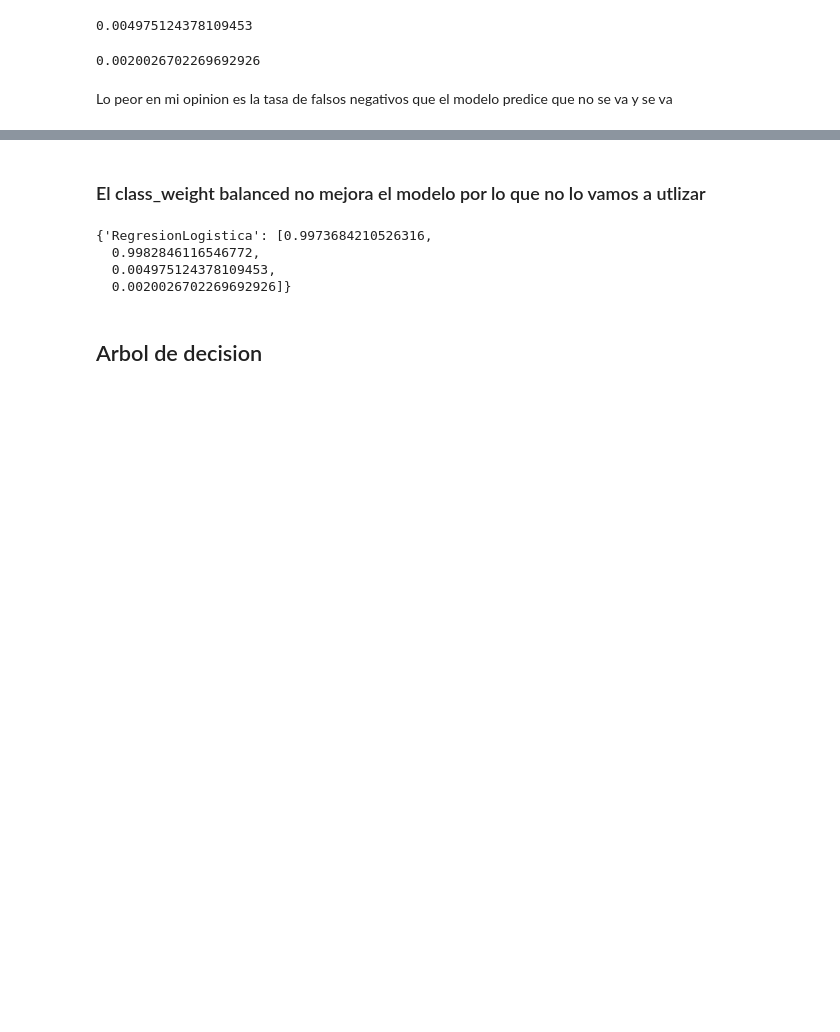
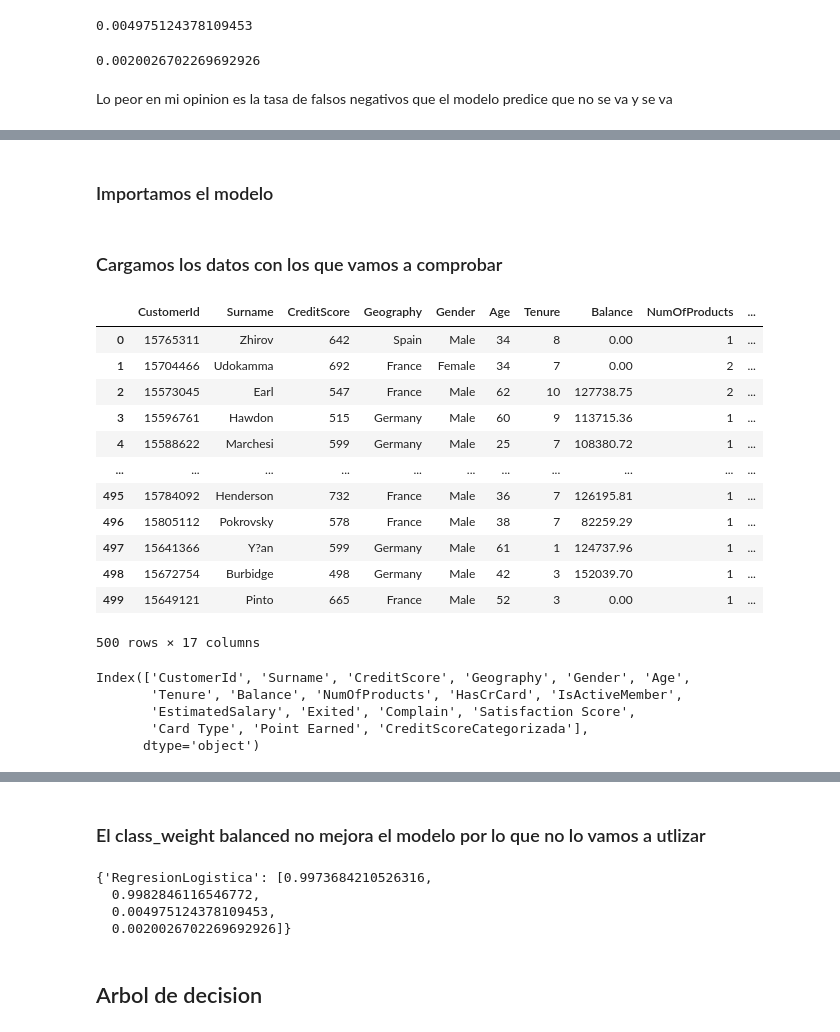
Before and after one commit to EclipsoIR/ProyectoMachineLearningPython, a Jupyter notebook: ModelosConVariableComplain.ipynb, the cells around one changed output, grey strips where cells are left out. Saved outputs shown, nothing was run; the diff lists cells and outputs as text; code cells hidden in the pictures; blank space fills up the shorter version.

Commit message:
Final finalisima
Trabajo Terminado hasta Modelos con la variable complain

```diff
--- a/ModelosConVariableComplain.ipynb
+++ b/ModelosConVariableComplain.ipynb
@@ -182,0 +203,2 @@ precisiones["RegresionLogistica"]=[logreg_accuracy,logreg_AUC,tfn,tfp]
+# %% [markdown]
+### Importamos el modelo
@@ -182,0 +208,20 @@ precisiones["RegresionLogistica"]=[logreg_accuracy,logreg_AUC,tfn,tfp]
+# %% [markdown]
+### Cargamos los datos con los que vamos a comprobar
+# %%
+dfDatos = pd.read_csv("./Data/datosParaComprobarModelo.csv")
+# %%
+dfDatos
+# %% [output]
+|  | CustomerId | Surname | CreditScore | Geography | Gender | Age | Tenure | Balance | NumOfProducts | ... |
+| 0 | 15765311 | Zhirov | 642 | Spain | Male | 34 | 8 | 0.00 | 1 | ... |
+| 1 | 15704466 | Udokamma | 692 | France | Female | 34 | 7 | 0.00 | 2 | ... |
+| 2 | 15573045 | Earl | 547 | France | Male | 62 | 10 | 127738.75 | 2 | ... |
+| 3 | 15596761 | Hawdon | 515 | Germany | Male | 60 | 9 | 113715.36 | 1 | ... |
+| 4 | 15588622 | Marchesi | 599 | Germany | Male | 25 | 7 | 108380.72 | 1 | ... |
+| ... | ... | ... | ... | ... | ... | ... | ... | ... | ... | ... |
+| 495 | 15784092 | Henderson | 732 | France | Male | 36 | 7 | 126195.81 | 1 | ... |
+| 496 | 15805112 | Pokrovsky | 578 | France | Male | 38 | 7 | 82259.29 | 1 | ... |
+| 497 | 15641366 | Y?an | 599 | Germany | Male | 61 | 1 | 124737.96 | 1 | ... |
+| 498 | 15672754 | Burbidge | 498 | Germany | Male | 42 | 3 | 152039.70 | 1 | ... |
+| 499 | 15649121 | Pinto | 665 | France | Male | 52 | 3 | 0.00 | 1 | ... |
+500 rows × 17 columns
@@ -182,0 +234,8 @@ precisiones["RegresionLogistica"]=[logreg_accuracy,logreg_AUC,tfn,tfp]
+# %%
+dfDatos.columns
+# %% [output]
+Index(['CustomerId', 'Surname', 'CreditScore', 'Geography', 'Gender', 'Age',
+       'Tenure', 'Balance', 'NumOfProducts', 'HasCrCard', 'IsActiveMember',
+       'EstimatedSalary', 'Exited', 'Complain', 'Satisfaction Score',
+       'Card Type', 'Point Earned', 'CreditScoreCategorizada'],
+      dtype='object')
```
Also changed, not shown: parts of 30 cells of this notebook, 4 other files.
